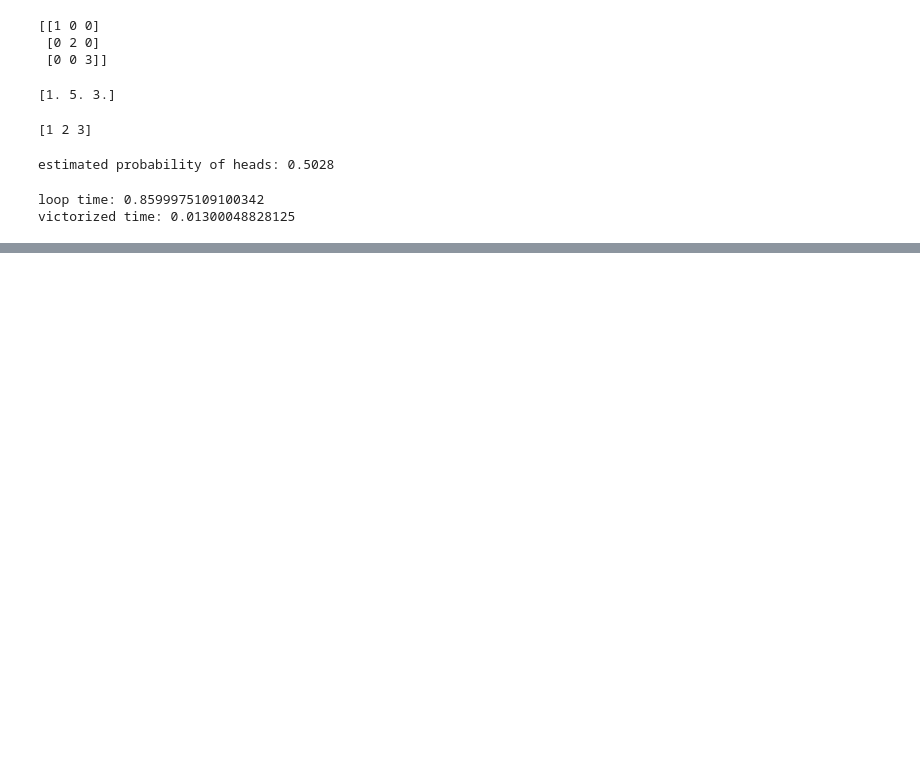
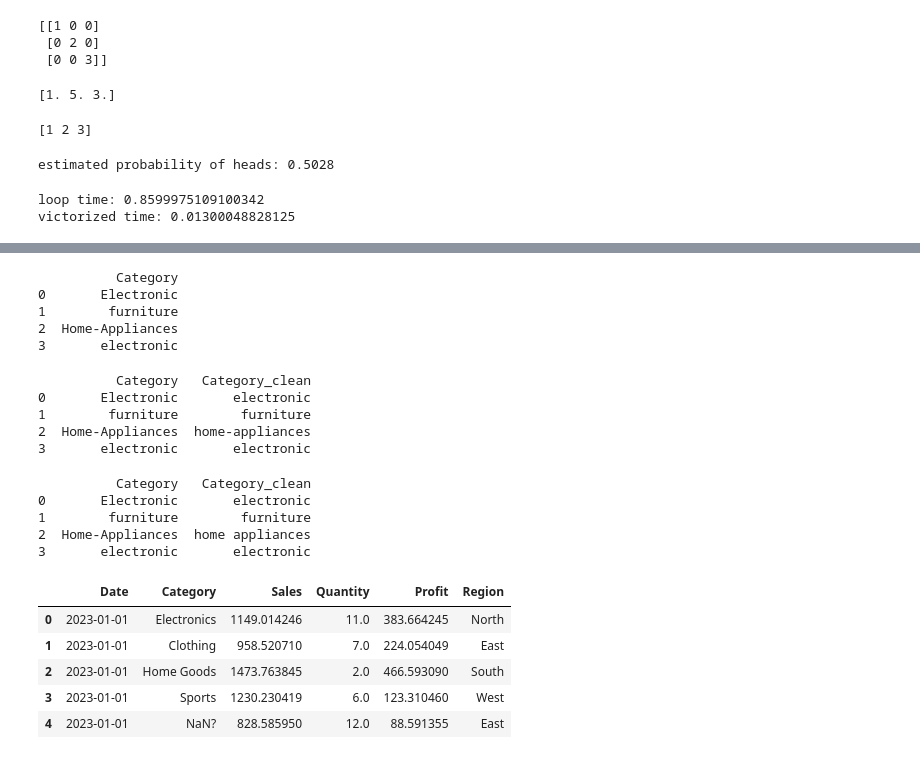
Before and after one commit to mudasirahmad56/PYTHON, a Jupyter notebook: chapter01.ipynb, the cells around one changed output, grey strips where cells are left out. Saved outputs shown, nothing was run; the diff lists cells and outputs as text; code cells hidden in the pictures; blank space fills up the shorter version.

```diff
--- a/chapter01.ipynb
+++ b/chapter01.ipynb
@@ -984,0 +1212,46 @@ victorized time: 0.01300048828125
+# %%
+df= pd.DataFrame({
+     'Category': ['Electronic','furniture','Home-Appliances','electronic']
+})
+print(df)
+# %% [output]
+          Category
+0       Electronic
+1        furniture
+2  Home-Appliances
+3       electronic
+# %%
+df['Category_clean']= df['Category'].str.strip().str.lower()
+print(df)
+# %% [output]
+          Category   Category_clean
+0       Electronic       electronic
+1        furniture        furniture
+2  Home-Appliances  home-appliances
+3       electronic       electronic
+# %%
+df['Category_clean'] = df['Category_clean'].str.replace('-',' ')
+print(df)
+# %% [output]
+          Category   Category_clean
+0       Electronic       electronic
+1        furniture        furniture
+2  Home-Appliances  home appliances
+3       electronic       electronic
+# %%
+df=pd.read_csv(
+    "retail_sales.csv",
+    parse_dates=['Date'],
+    dtype={
+        "Category": "category",
+        "Region": "category",
+    }
+)
+df.head()
+# %% [output]
+|  | Date | Category | Sales | Quantity | Profit | Region |
+| 0 | 2023-01-01 | Electronics | 1149.014246 | 11.0 | 383.664245 | North |
+| 1 | 2023-01-01 | Clothing | 958.520710 | 7.0 | 224.054049 | East |
+| 2 | 2023-01-01 | Home Goods | 1473.763845 | 2.0 | 466.593090 | South |
+| 3 | 2023-01-01 | Sports | 1230.230419 | 6.0 | 123.310460 | West |
+| 4 | 2023-01-01 | NaN? | 828.585950 | 12.0 | 88.591355 | East |
```
Also changed, not shown: parts of 36 cells of this notebook.
